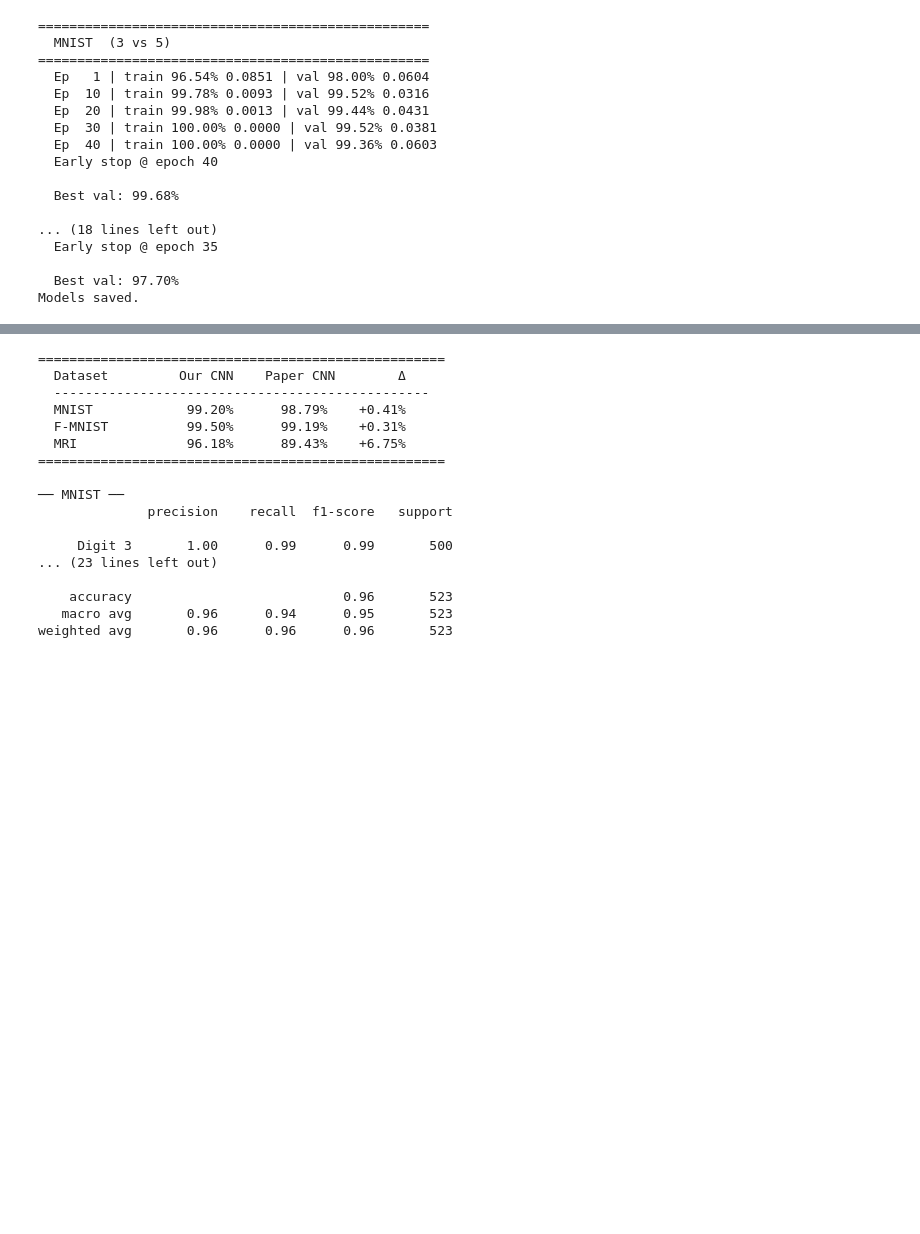
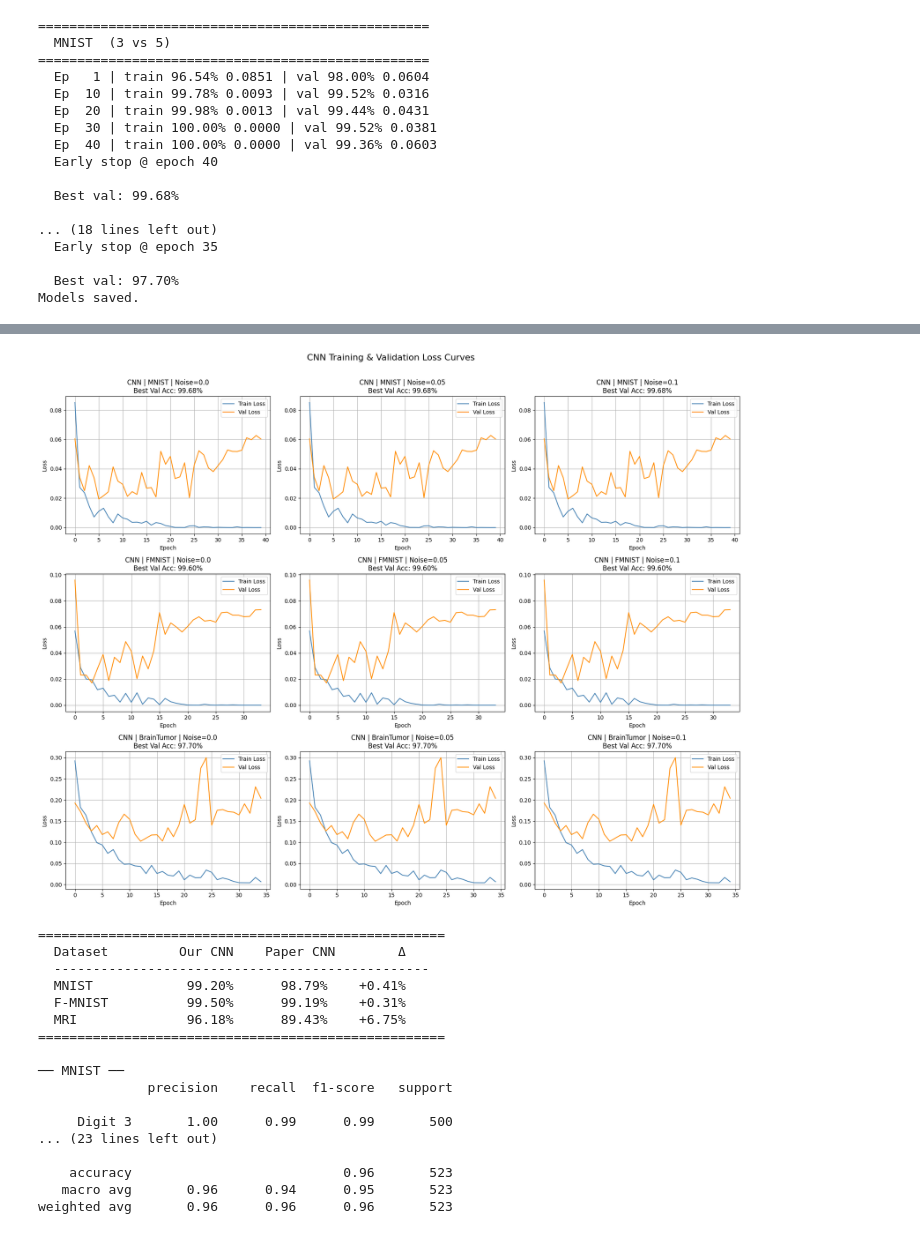
Before and after one commit to nemo10-boop/WUEKM, a Jupyter notebook: Classical_CNN.ipynb, the cells around one changed output, grey strips where cells are left out. Cells and saved outputs as stored; diff of their text form; code cells hidden in the pictures; blank space fills up the shorter version.

```diff
--- a/Classical_CNN.ipynb
+++ b/Classical_CNN.ipynb
@@ -291,3 +230,34 @@ plt.tight_layout(); plt.savefig('confusion_matrices.png', dpi=120); plt.show()
+# %%
+# ── Training curves ──────────────────────────────────────────────
+NOISE_LABELS = [0.0, 0.05, 0.10]
+ds_names     = ["MNIST", "FMNIST", "BrainTumor"]
+
+histories = {
+    "MNIST":      mnist_hist,
+    "FMNIST":     fmnist_hist,
+    "BrainTumor": mri_hist,
+}
+
+fig, axes = plt.subplots(3, 3, figsize=(18, 14))
+
+for row, ds in enumerate(ds_names):
+    hist = histories[ds]
+    for col, nl in enumerate(NOISE_LABELS):
+        ax = axes[row][col]
+        ax.plot(hist['train_loss'], label="Train Loss", color="steelblue")
+        ax.plot(hist['val_loss'],   label="Val Loss",   color="darkorange")
+        ax.set_title(f"CNN | {ds} | Noise={nl}\nBest Val Acc: {max(hist['val_acc'])*100:.2f}%")
+        ax.set_xlabel("Epoch")
+        ax.set_ylabel("Loss")
+        ax.legend()
+        ax.grid(True)
+
+plt.suptitle("CNN Training & Validation Loss Curves", fontsize=16, y=1.01)
+plt.tight_layout()
+plt.savefig("cnn_loss_curves.png", dpi=150, bbox_inches="tight")
+plt.show()
+# %% [output]
+[figure, added]
 # %%
 criterion  = nn.BCEWithLogitsLoss()
 paper_cnn  = {'MNIST': 98.79, 'F-MNIST': 99.19, 'MRI': 89.43}
```
Also changed, not shown: parts of 2 cells of this notebook.
